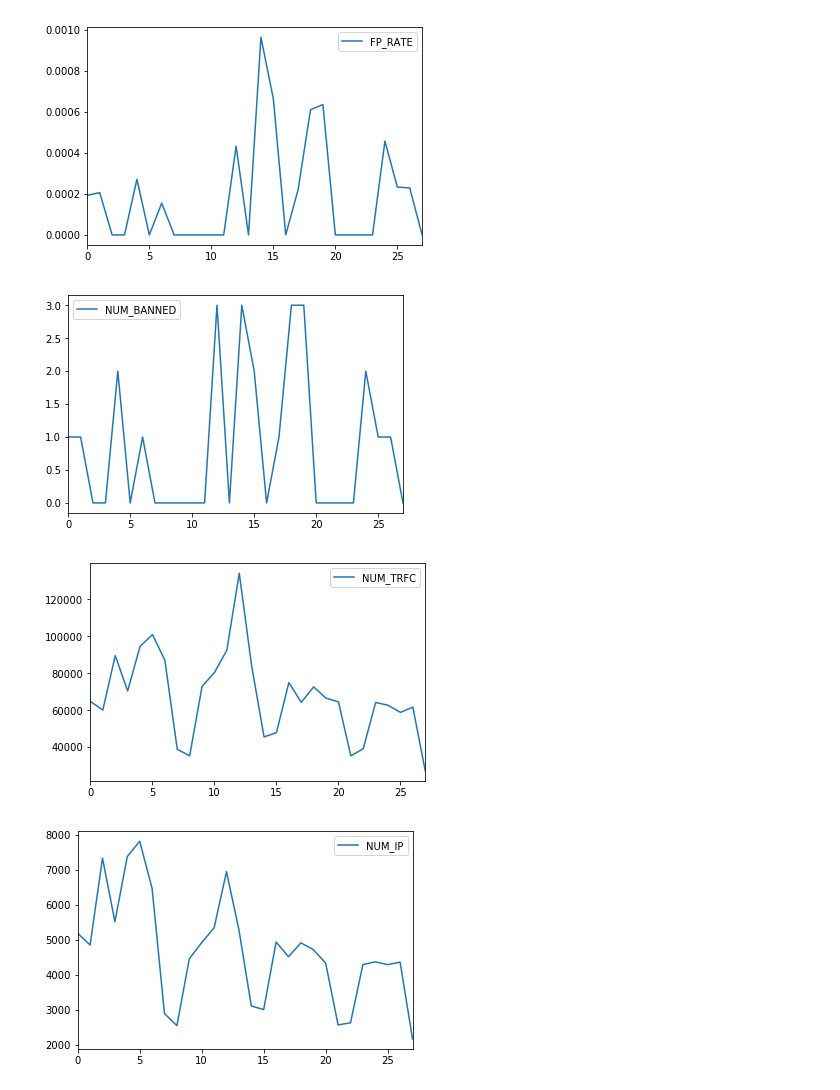
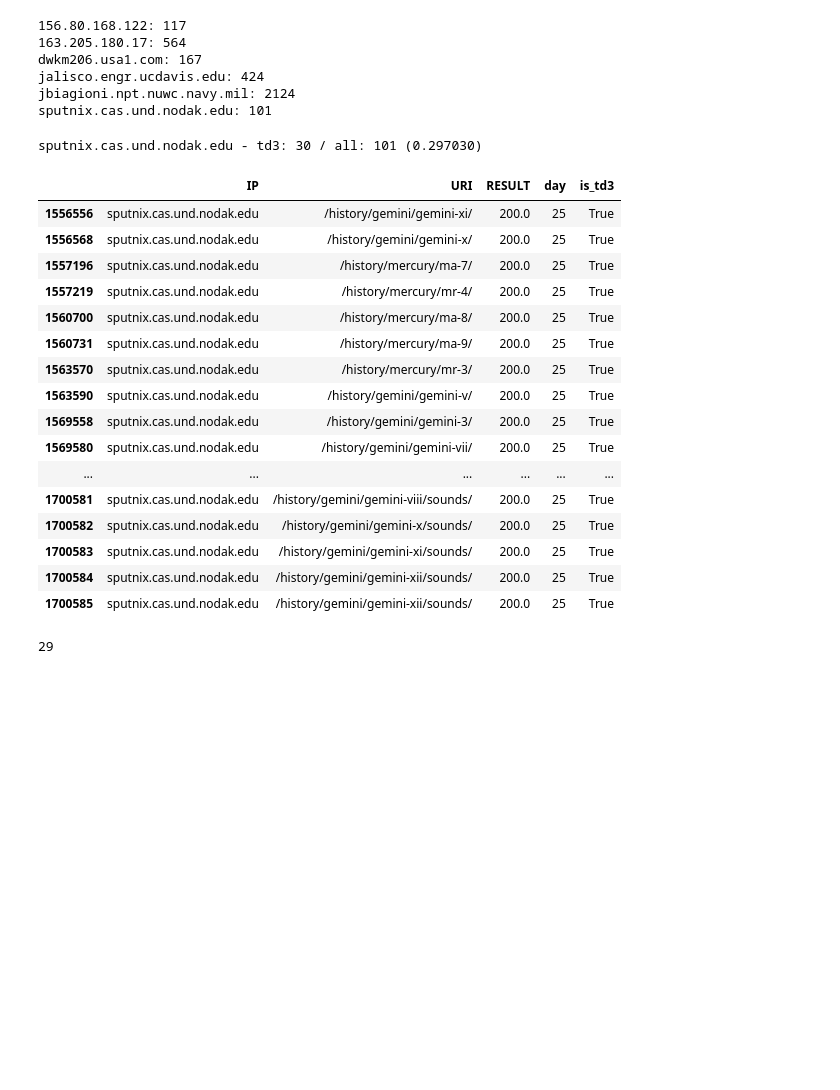
Before and after one commit to diemori/anti-crawler, a Jupyter notebook: 20_Experiments/Exmperiment_20180213.ipynb, the cells around one changed output. Saved outputs shown, nothing was run; the diff lists cells and outputs as text; code cells hidden in the pictures; blank space fills up the shorter version.

```diff
--- a/20_Experiments/Exmperiment_20180213.ipynb
+++ b/20_Experiments/Exmperiment_20180213.ipynb
@@ -263,11 +265,0 @@ df_day_trfc.describe()
-# %%
-df_day_trfc[['FP_RATE']].plot()
-df_day_trfc[['NUM_BANNED']].plot()
-df_day_trfc[['NUM_TRFC']].plot()
-df_day_trfc[['NUM_IP']].plot()
-plt.show()
-# %% [output]
-[figure, removed]
-[figure, removed]
-[figure, removed]
-[figure, removed]
@@ -273,0 +268,46 @@ plt.show()
+# %%
+for ip, df_ip in gr_ip:
+    if ip not in banned_list:
+        continue
+
+    print("%s: %d" % (ip, df_ip.shape[0]))
+# %% [output]
+156.80.168.122: 117
+163.205.180.17: 564
+dwkm206.usa1.com: 167
+jalisco.engr.ucdavis.edu: 424
+jbiagioni.npt.nuwc.navy.mil: 2124
+sputnix.cas.und.nodak.edu: 101
+# %%
+td3['is_td3'] = True
+wierd_ip = 'sputnix.cas.und.nodak.edu'
+df_tagged = pd.merge(a.df, td3, how='outer', left_on='URI', right_on='uri')[['IP','URI', 'RESULT', 'day', 'is_td3']]
+# a.df[(a.df['IP'] == 'jbiagioni.npt.nuwc.navy.mil') & (a.df['day'] > (train_until - 1))]
+df_fp_td3 = df_tagged[(df_tagged['IP'] == wierd_ip) & (df_tagged['day'] > (train_until - 1)) & (df_tagged['is_td3'] == True)]
+df_fp_all = df_tagged[(df_tagged['IP'] == wierd_ip) & (df_tagged['day'] > (train_until - 1))]
+
+print("%s - td3: %d / all: %d (%f)" % (wierd_ip, df_fp_td3.shape[0], df_fp_all.shape[0], df_fp_td3.shape[0] / df_fp_all.shape[0]))
+df_fp_td3
+# %% [output]
+sputnix.cas.und.nodak.edu - td3: 30 / all: 101 (0.297030)
+|  | IP | URI | RESULT | day | is_td3 |
+| 1556556 | sputnix.cas.und.nodak.edu | /history/gemini/gemini-xi/ | 200.0 | 25 | True |
+| 1556568 | sputnix.cas.und.nodak.edu | /history/gemini/gemini-x/ | 200.0 | 25 | True |
+| 1557196 | sputnix.cas.und.nodak.edu | /history/mercury/ma-7/ | 200.0 | 25 | True |
+| 1557219 | sputnix.cas.und.nodak.edu | /history/mercury/mr-4/ | 200.0 | 25 | True |
+| 1560700 | sputnix.cas.und.nodak.edu | /history/mercury/ma-8/ | 200.0 | 25 | True |
+| 1560731 | sputnix.cas.und.nodak.edu | /history/mercury/ma-9/ | 200.0 | 25 | True |
+| 1563570 | sputnix.cas.und.nodak.edu | /history/mercury/mr-3/ | 200.0 | 25 | True |
+| 1563590 | sputnix.cas.und.nodak.edu | /history/gemini/gemini-v/ | 200.0 | 25 | True |
+| 1569558 | sputnix.cas.und.nodak.edu | /history/gemini/gemini-3/ | 200.0 | 25 | True |
+| 1569580 | sputnix.cas.und.nodak.edu | /history/gemini/gemini-vii/ | 200.0 | 25 | True |
+| ... | ... | ... | ... | ... | ... |
+| 1700581 | sputnix.cas.und.nodak.edu | /history/gemini/gemini-viii/sounds/ | 200.0 | 25 | True |
+| 1700582 | sputnix.cas.und.nodak.edu | /history/gemini/gemini-x/sounds/ | 200.0 | 25 | True |
+| 1700583 | sputnix.cas.und.nodak.edu | /history/gemini/gemini-xi/sounds/ | 200.0 | 25 | True |
+| 1700584 | sputnix.cas.und.nodak.edu | /history/gemini/gemini-xii/sounds/ | 200.0 | 25 | True |
+| 1700585 | sputnix.cas.und.nodak.edu | /history/gemini/gemini-xii/sounds/ | 200.0 | 25 | True |
+# %%
+df_fp_td3['URI'].nunique()
+# %% [output]
+29
```
Also changed, not shown: parts of 22 cells of this notebook, 1 other file.
